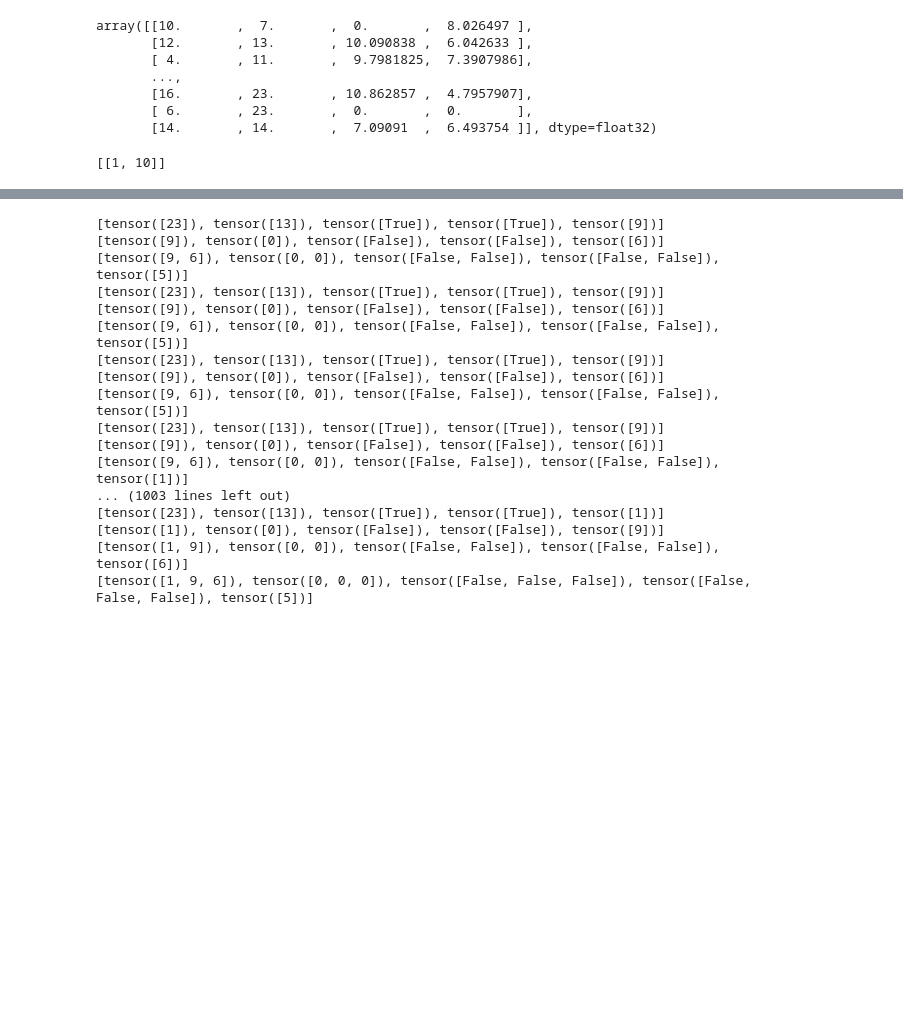
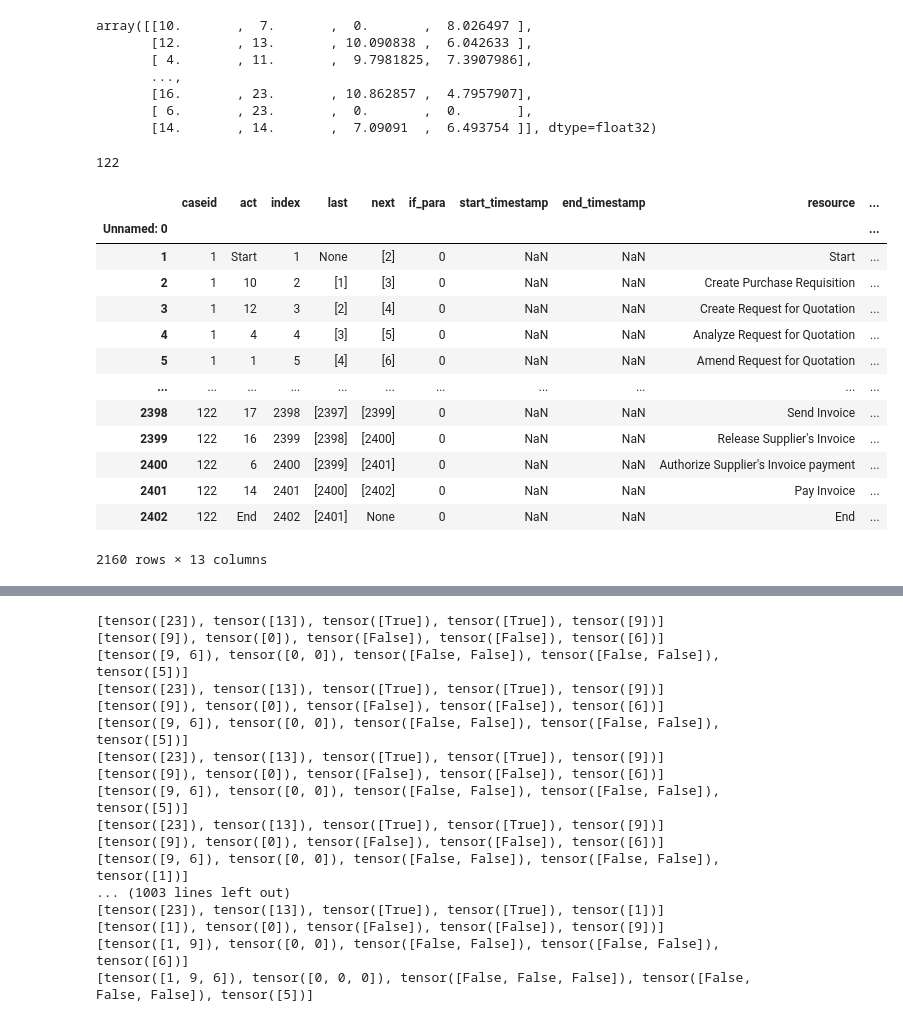
Before and after one commit to wujiani/CoDi, a Jupyter notebook: tabular_datasets/diffu/PurchasingExample_0.2/attention.ipynb, the cells around one changed output, grey strips where cells are left out. Saved outputs shown, nothing was run; the diff lists cells and outputs as text; code cells hidden in the pictures; blank space fills up the shorter version.

```diff
--- a/tabular_datasets/diffu/PurchasingExample_0.2/attention.ipynb
+++ b/tabular_datasets/diffu/PurchasingExample_0.2/attention.ipynb
@@ -536,11 +536,35 @@ gen['act'] = gen['act'].map(lambda x: '_'.join(x.split()))
 gen['act'] =gen['act'].map(lambda x:json_input['columns'][0]['i2s'].index(x) if x in json_input['columns'][0]['i2s'] else x)
 gen
 gen.to_csv('res_time_prev_0.csv', index=False)
-# %%
-gen_diffu_time = pd.read_csv(rf'C:\Users\19wuj\Desktop\0720\p2p_attention\p2p_attention.csv')
-gen_diffu_time = gen_diffu_time.rename(columns = {'0':'activity', '1':'waiting_time', '2':'process_time'})
-gen_diffu_time['wait'] = gen_diffu_time['waiting_time'].map(lambda x: round(math.exp(x)-1))
-gen_diffu_time['pro'] = gen_diffu_time['process_time'].map(lambda x: round(math.exp(x)-1))
-gen_diffu_time
-# %% [output]
-[[1, 10]]
+# %%
+# get the start time of each generated trace
+ia_df = pd.read_csv(r'C:\Users\19wuj\PycharmProjects\CoDi\tabular_datasets\diffu\PurchasingExample_0.2\gen_PurchasingExample_1.csv')
+ia_df
+ia_list = []
+for key, group in ia_df.groupby('caseid'):
+    group['start_timestamp'] = group['start_timestamp'].map(lambda x: pd.to_datetime(x, format = '%Y-%m-%d  %H:%M:%S'))
+    ia_list.append(min(group['start_timestamp']))
+len(ia_list)
+# %% [output]
+122
+# %%
+gen = pd.read_csv(r'C:\Users\19wuj\PycharmProjects\CoDi\tabular_datasets\diffu\PurchasingExample_0.2\gen_sample.csv')
+gen = gen.set_index('Unnamed: 0')
+gen['last'] = gen['last'].map(lambda x: [int(each) for each in x.strip('(').strip(')').split(',')] if x!='None' else x)
+gen['next'] = gen['next'].map(lambda x: [int(each) for each in x.strip('(').strip(')').split(',')] if x!='None' else x)
+gen
+# %% [output]
+|  | caseid | act | index | last | next | if_para | start_timestamp | end_timestamp | resource | ... |
+| Unnamed: 0 |  |  |  |  |  |  |  |  |  | ... |
+| 1 | 1 | Start | 1 | None | [2] | 0 | NaN | NaN | Start | ... |
+| 2 | 1 | 10 | 2 | [1] | [3] | 0 | NaN | NaN | Create Purchase Requisition | ... |
+| 3 | 1 | 12 | 3 | [2] | [4] | 0 | NaN | NaN | Create Request for Quotation | ... |
+| 4 | 1 | 4 | 4 | [3] | [5] | 0 | NaN | NaN | Analyze Request for Quotation | ... |
+| 5 | 1 | 1 | 5 | [4] | [6] | 0 | NaN | NaN | Amend Request for Quotation | ... |
+| ... | ... | ... | ... | ... | ... | ... | ... | ... | ... | ... |
+| 2398 | 122 | 17 | 2398 | [2397] | [2399] | 0 | NaN | NaN | Send Invoice | ... |
+| 2399 | 122 | 16 | 2399 | [2398] | [2400] | 0 | NaN | NaN | Release Supplier's Invoice | ... |
+| 2400 | 122 | 6 | 2400 | [2399] | [2401] | 0 | NaN | NaN | Authorize Supplier's Invoice payment | ... |
+| 2401 | 122 | 14 | 2401 | [2400] | [2402] | 0 | NaN | NaN | Pay Invoice | ... |
+| 2402 | 122 | End | 2402 | [2401] | None | 0 | NaN | NaN | End | ... |
+2160 rows × 13 columns
```
Also changed, not shown: parts of 3 cells of this notebook, 1 other file.
